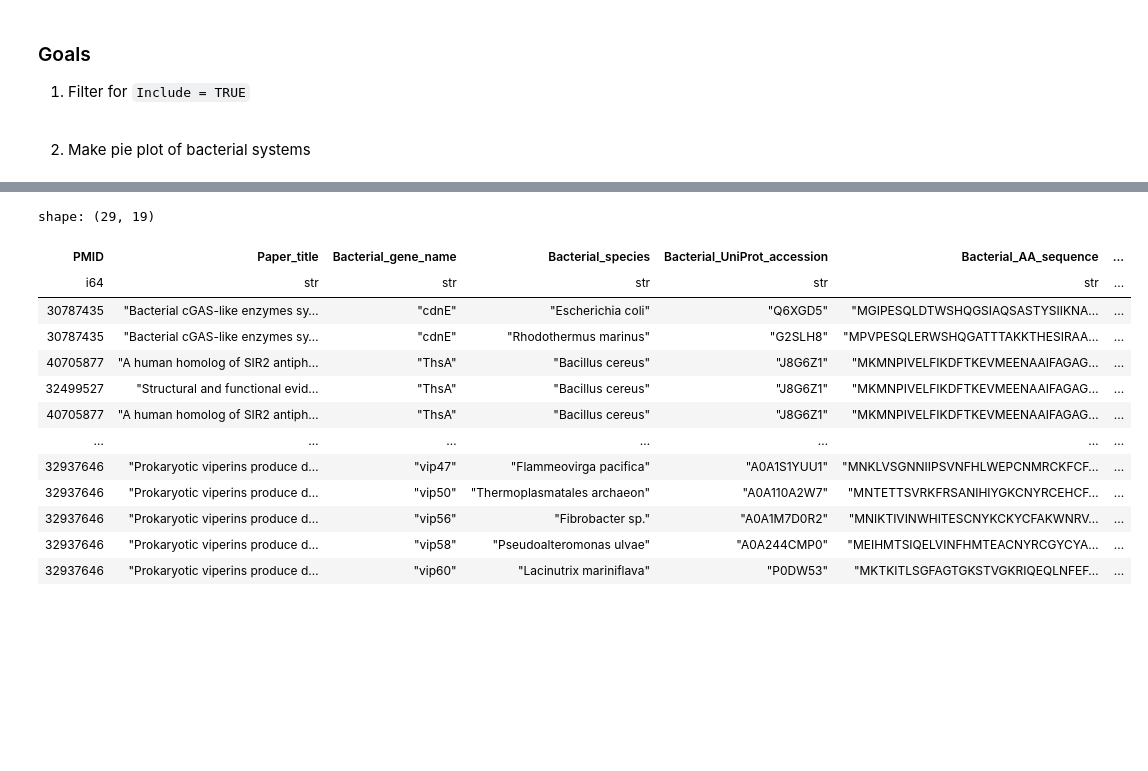
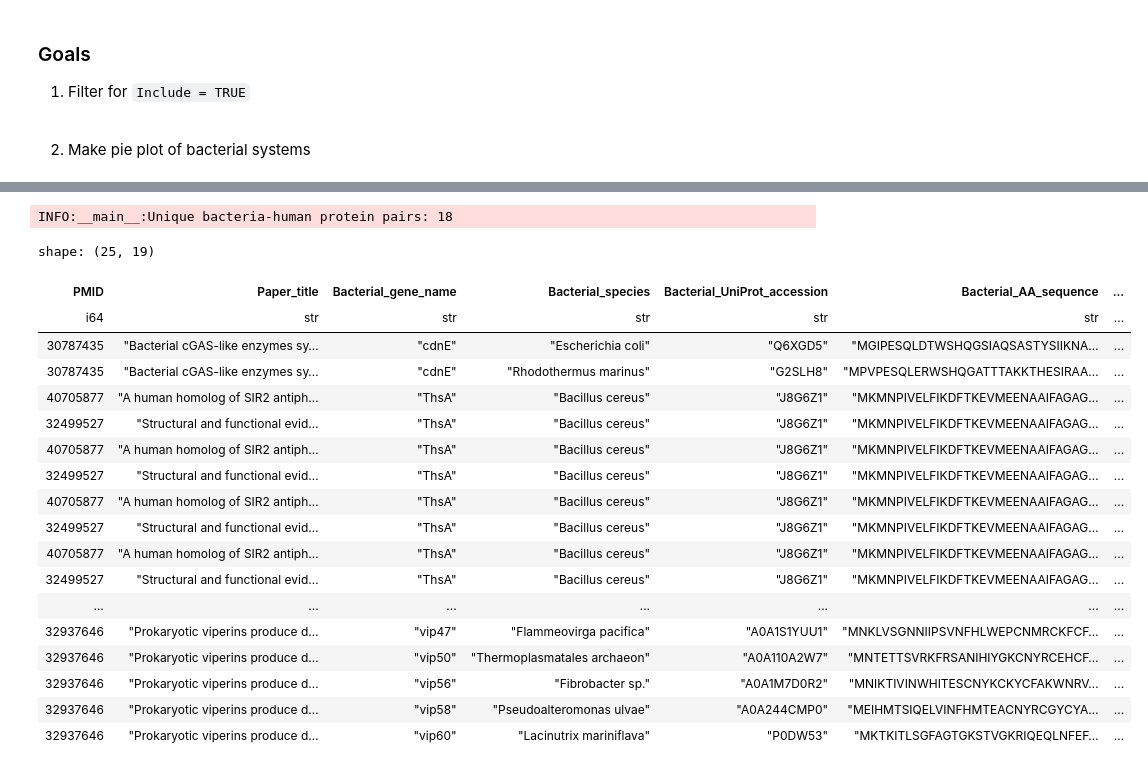
Before and after one commit to juliandeanmoran/BISSH, a Jupyter notebook: testing/filter_goldStandard_list.ipynb, the cells around one changed output, grey strips where cells are left out. Saved outputs shown, nothing was run; the diff lists cells and outputs as text; code cells hidden in the pictures; blank space fills up the shorter version.

Commit message:
Computed unique pairs count: 18.

```diff
--- a/testing/filter_goldStandard_list.ipynb
+++ b/testing/filter_goldStandard_list.ipynb
@@ -48,7 +48,8 @@ df_goldStandard = pl.read_csv(
     DATA_FILE,
     separator="\t",
     has_header=True,
-    encoding="latin1"
+    encoding="latin1",
+    null_values=["NA", "Not assessed"]
 )
 
 df_goldStandard
@@ -70,26 +76,43 @@ shape: (52, 19)
 # %%
 # ────────────────────────────────────────────────────────────
 #      Filter
 # ────────────────────────────────────────────────────────────
 
 df_filt = df_goldStandard.filter(
-    pl.col("Include") == True
+    (pl.col("Include") == True) &
+    (~pl.col("Bacterial_gene_name").is_null())
 )
 
 df_filt.write_csv(
-    f"{OUT_DIR}/"
+    f"{OUT_DIR}/bacterial_immSys_goldStnd_man_inclusionSet.tsv",
+    separator="\t",
+    include_header=True
 )
+
+unique_pairs = df_filt.select(
+    ["Bacterial_UniProt_accession", "Human_UniProt_accession"]
+).unique()
+
+logger.info(f"Unique bacteria-human protein pairs: {len(unique_pairs)}")
+
+
 df_filt
 # %% [output]
-shape: (29, 19)
+INFO:__main__:Unique bacteria-human protein pairs: 18
+shape: (25, 19)
 | PMID | Paper_title | Bacterial_gene_name | Bacterial_species | Bacterial_UniProt_accession | Bacterial_AA_sequence | ... |
 | i64 | str | str | str | str | str | ... |
 | 30787435 | "Bacterial cGAS-like enzymes sy… | "cdnE" | "Escherichia coli" | "Q6XGD5" | "MGIPESQLDTWSHQGSIAQSASTYSIIKNA… | ... |
 | 30787435 | "Bacterial cGAS-like enzymes sy… | "cdnE" | "Rhodothermus marinus" | "G2SLH8" | "MPVPESQLERWSHQGATTTAKKTHESIRAA… | ... |
 | 40705877 | "A human homolog of SIR2 antiph… | "ThsA" | "Bacillus cereus" | "J8G6Z1" | "MKMNPIVELFIKDFTKEVMEENAAIFAGAG… | ... |
 | 32499527 | "Structural and functional evid… | "ThsA" | "Bacillus cereus" | "J8G6Z1" | "MKMNPIVELFIKDFTKEVMEENAAIFAGAG… | ... |
 | 40705877 | "A human homolog of SIR2 antiph… | "ThsA" | "Bacillus cereus" | "J8G6Z1" | "MKMNPIVELFIKDFTKEVMEENAAIFAGAG… | ... |
-| … | … | … | … | … | … | ... |
+| 32499527 | "Structural and functional evid… | "ThsA" | "Bacillus cereus" | "J8G6Z1" | "MKMNPIVELFIKDFTKEVMEENAAIFAGAG… | ... |
+| 40705877 | "A human homolog of SIR2 antiph… | "ThsA" | "Bacillus cereus" | "J8G6Z1" | "MKMNPIVELFIKDFTKEVMEENAAIFAGAG… | ... |
+| 32499527 | "Structural and functional evid… | "ThsA" | "Bacillus cereus" | "J8G6Z1" | "MKMNPIVELFIKDFTKEVMEENAAIFAGAG… | ... |
+| 40705877 | "A human homolog of SIR2 antiph… | "ThsA" | "Bacillus cereus" | "J8G6Z1" | "MKMNPIVELFIKDFTKEVMEENAAIFAGAG… | ... |
+| 32499527 | "Structural and functional evid… | "ThsA" | "Bacillus cereus" | "J8G6Z1" | "MKMNPIVELFIKDFTKEVMEENAAIFAGAG… | ... |
+| ... | ... | ... | ... | ... | ... | ... |
 | 32937646 | "Prokaryotic viperins produce d… | "vip47" | "Flammeovirga pacifica" | "A0A1S1YUU1" | "MNKLVSGNNIIPSVNFHLWEPCNMRCKFCF… | ... |
 | 32937646 | "Prokaryotic viperins produce d… | "vip50" | "Thermoplasmatales archaeon" | "A0A110A2W7" | "MNTETTSVRKFRSANIHIYGKCNYRCEHCF… | ... |
 | 32937646 | "Prokaryotic viperins produce d… | "vip56" | "Fibrobacter sp." | "A0A1M7D0R2" | "MNIKTIVINWHITESCNYKCKYCFAKWNRV… | ... |
```
Also changed, not shown: parts of 3 cells of this notebook, 1 other file.
